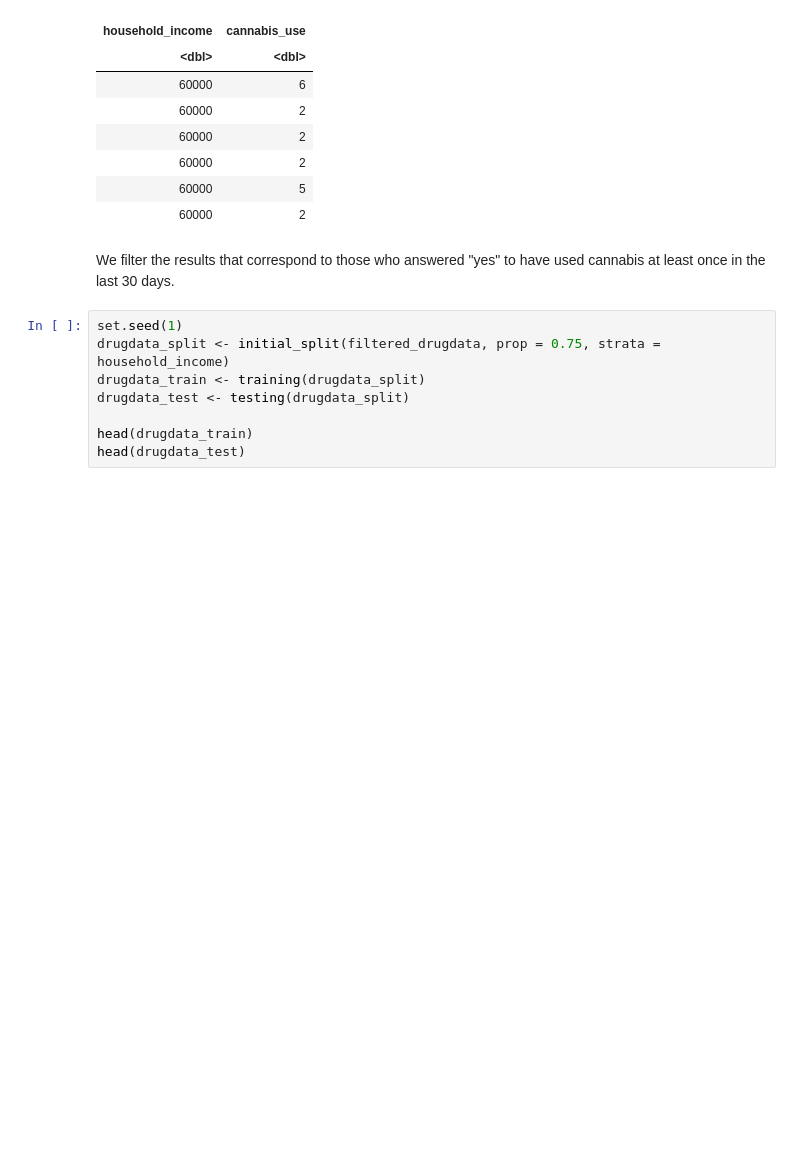
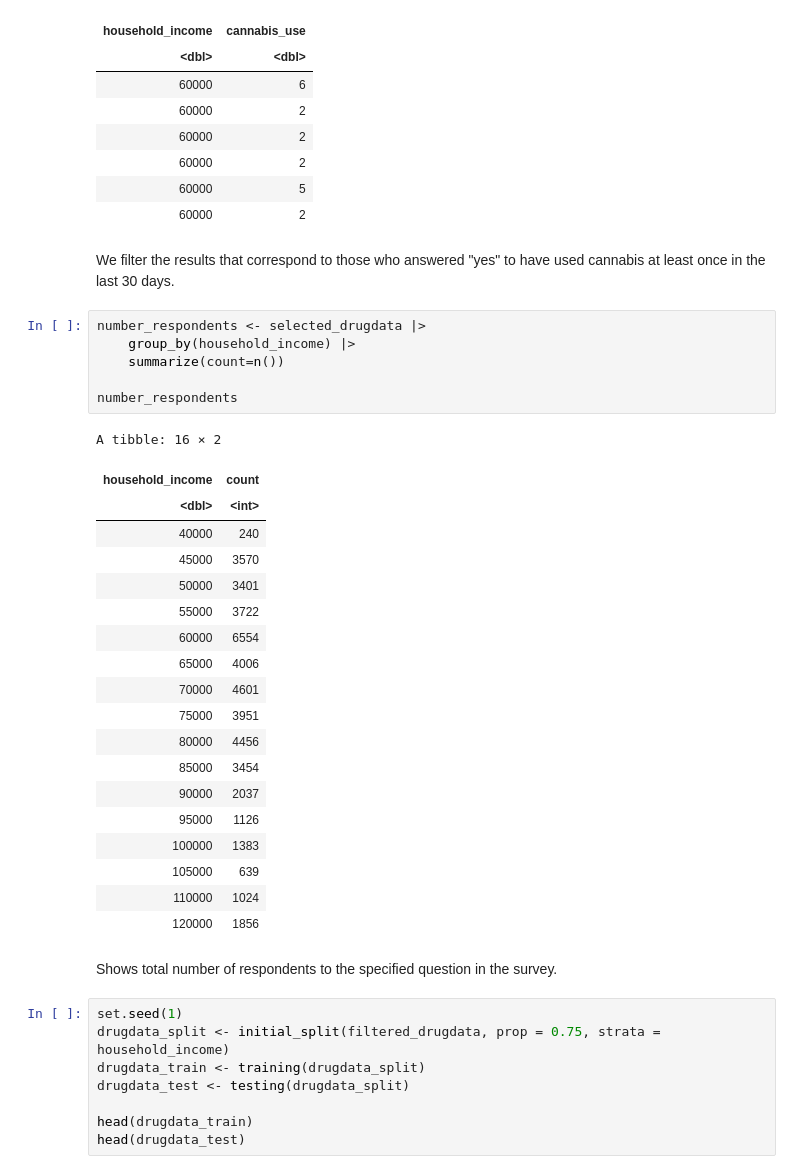
Before and after one commit to tiffanyw10/dsci-100-2022w2-project-group8, a Jupyter notebook: Proposal.ipynb, the cells around one changed output. Drawn from its saved outputs; the diff is of its cells as text; blank space fills up the shorter version.

Commit message:
Add references, fixed spelling, add total respondents table

```diff
--- a/Proposal.ipynb
+++ b/Proposal.ipynb
@@ -106,6 +93,34 @@ A tibble: 6 × 2
 | 60000 | 2 |
 # %% [markdown]
 We filter the results that correspond to those who answered "yes" to have used cannabis at least once in the last 30 days.
+# %%
+number_respondents <- selected_drugdata |>
+    group_by(household_income) |>
+    summarize(count=n())
+
+number_respondents
+# %% [output]
+A tibble: 16 × 2
+| household_income | count |
+| <dbl> | <int> |
+| 40000 | 240 |
+| 45000 | 3570 |
+| 50000 | 3401 |
+| 55000 | 3722 |
+| 60000 | 6554 |
+| 65000 | 4006 |
+| 70000 | 4601 |
+| 75000 | 3951 |
+| 80000 | 4456 |
+| 85000 | 3454 |
+| 90000 | 2037 |
+| 95000 | 1126 |
+| 100000 | 1383 |
+| 105000 | 639 |
+| 110000 | 1024 |
+| 120000 | 1856 |
+# %% [markdown]
+Shows total number of respondents to the specified question in the survey.
 # %%
 set.seed(1)
 drugdata_split <- initial_split(filtered_drugdata, prop = 0.75, strata = household_income)
```
Also changed, not shown: parts of 6 cells of this notebook.
